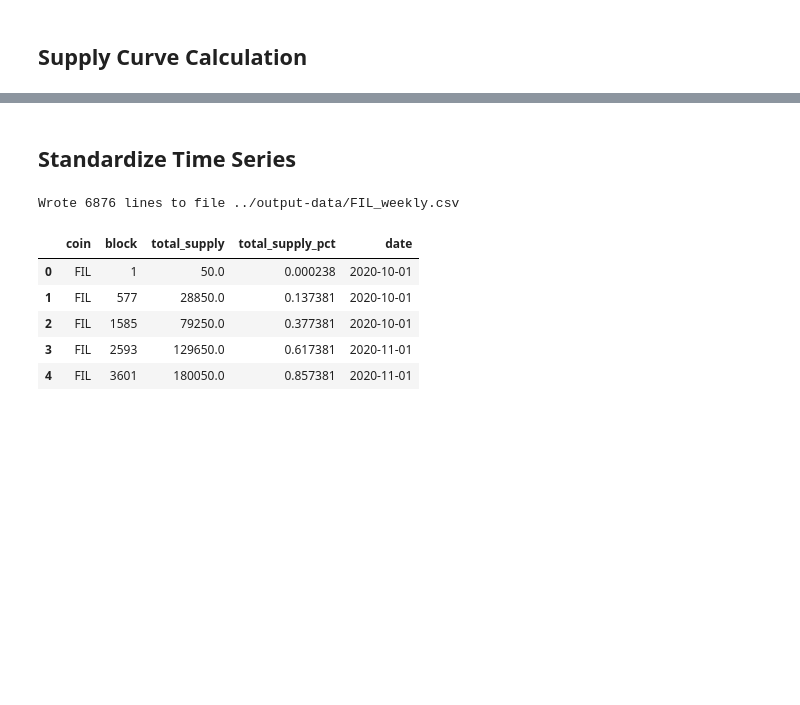
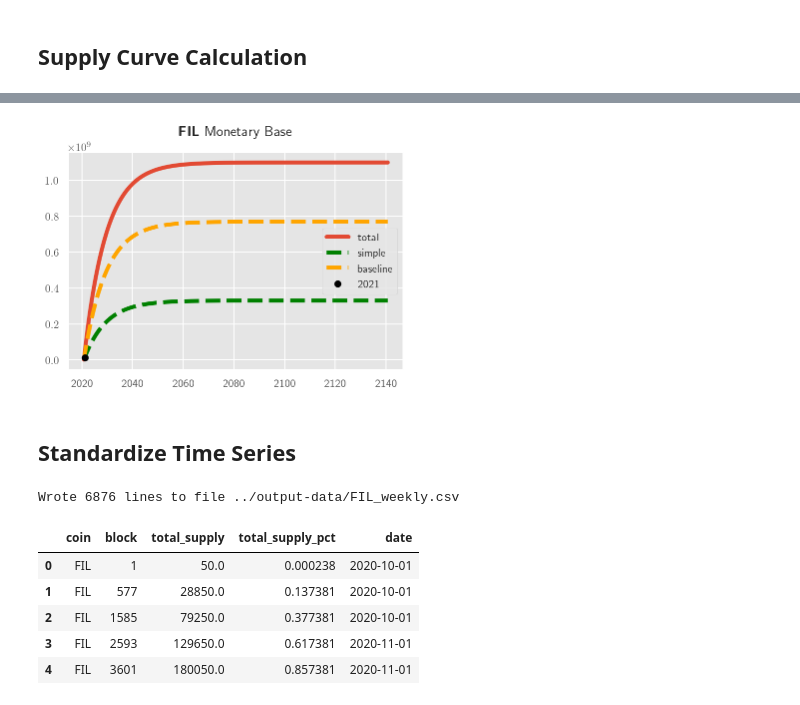
Before and after one commit to lrettig/crypto-monetary-base, a Jupyter notebook: jupyter-notebooks/FIL.ipynb, the cells around one changed output, grey strips where cells are left out. Drawn from its saved outputs; the diff is of its cells as text; code cells hidden in the pictures; blank space fills up the shorter version.

```diff
--- a/jupyter-notebooks/FIL.ipynb
+++ b/jupyter-notebooks/FIL.ipynb
@@ -159,0 +254,3 @@ cmb.plot_supply_curve(
+# %%
+plot_fil_supply_curve(supply)
+# %% [output]
@@ -160,3 +258,4 @@ cmb.plot_supply_curve(
+[figure, added]
 # %% [markdown]
 ## Standardize Time Series
 # %%
```
Also changed, not shown: parts of 11 cells of this notebook, 2 other files.
